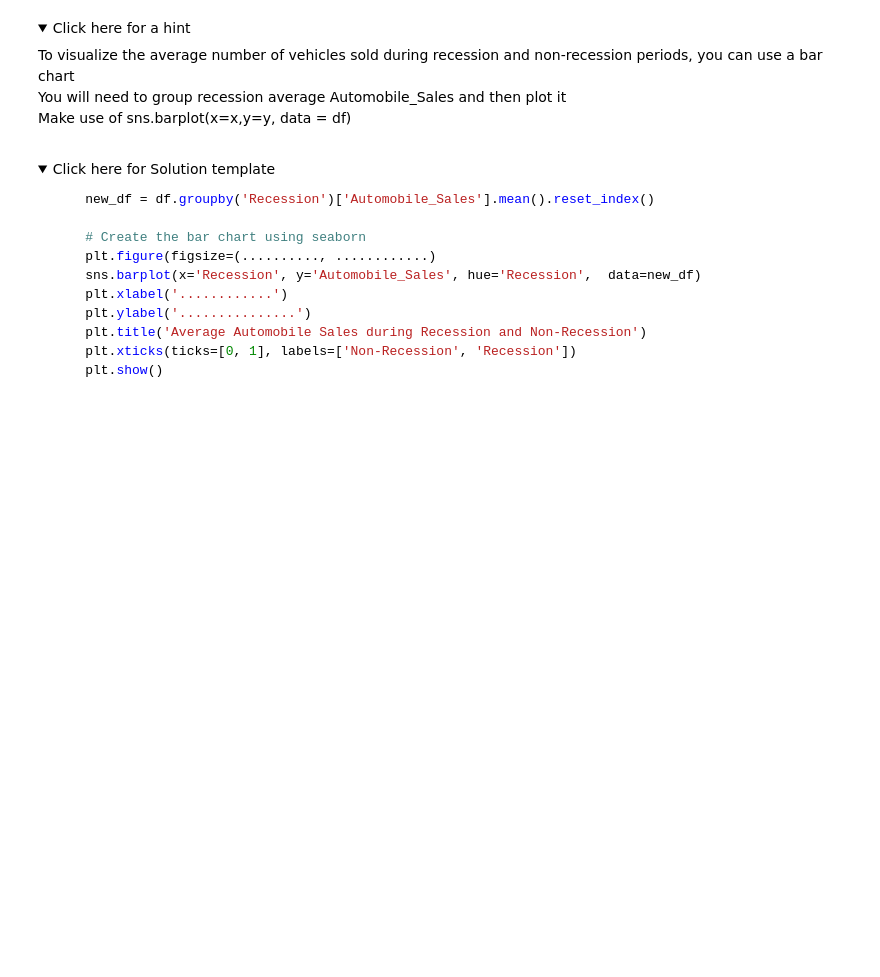
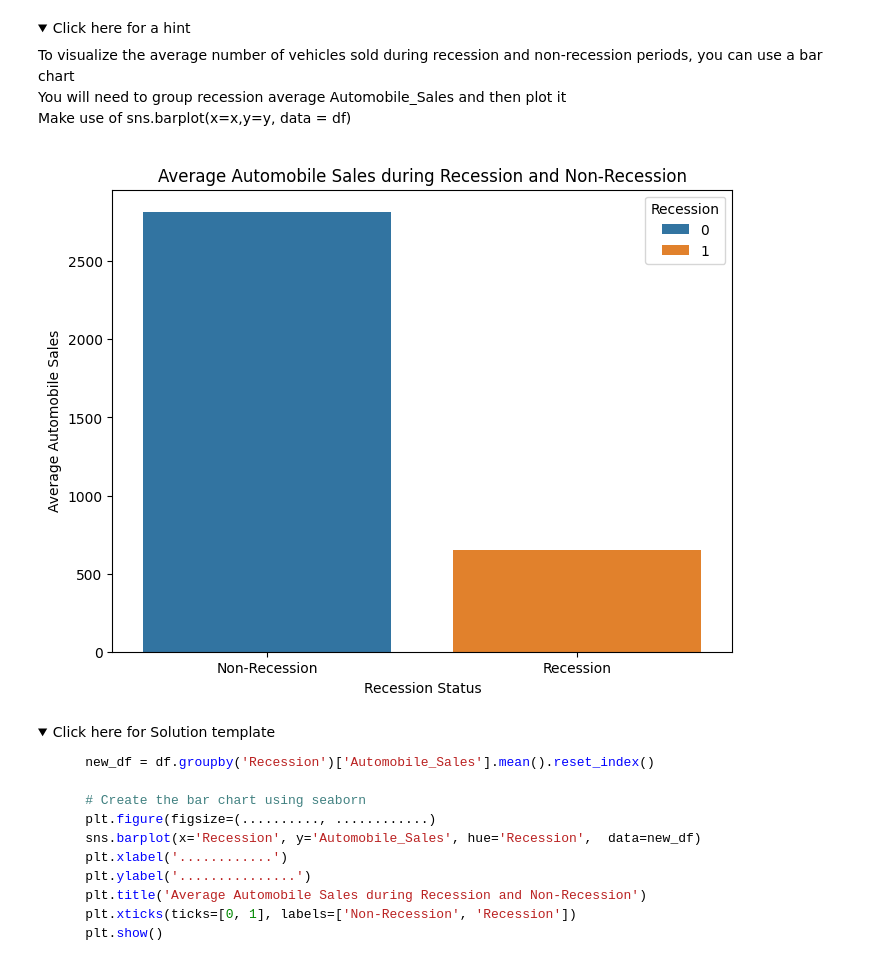
Before and after one commit to FatYuna19/repository, a Jupyter notebook: DV0101EN-Exercise-Final-Assignment-Part-1-20230614-1686700800.jupyterlite.ipynb, the cells around one changed output. Drawn from its saved outputs; the diff is of its cells as text; code cells hidden in the pictures; folded sections open; blank space fills up the shorter version.

```diff
--- a/DV0101EN-Exercise-Final-Assignment-Part-1-20230614-1686700800.jupyterlite.ipynb
+++ b/DV0101EN-Exercise-Final-Assignment-Part-1-20230614-1686700800.jupyterlite.ipynb
@@ -331,13 +335,15 @@ Save this plot as "Line_Plot_2.png"</span><br>
 # %%
 new_df = df.groupby('Recession')['Automobile_Sales'].mean().reset_index()
 
-plt.figure(figsize=(.........., ............)
-sns.barplot(x='Recession', y='Automobile_Sales', hue='Recession',  data=new_df)
-plt.xlabel('............')
-plt.ylabel('...............')
+plt.figure(figsize=(8, 6))  # You can adjust the size as needed
+sns.barplot(x='Recession', y='Automobile_Sales', hue='Recession', data=new_df)
+plt.xlabel('Recession Status')
+plt.ylabel('Average Automobile Sales')
 plt.title('Average Automobile Sales during Recession and Non-Recession')
 plt.xticks(ticks=[0, 1], labels=['Non-Recession', 'Recession'])
 plt.show()
+# %% [output]
+[figure, added]
 # %% [markdown]
 <details>
     <summary>Click here for Solution template</summary>
```
Also changed, not shown: parts of 11 cells of this notebook.
